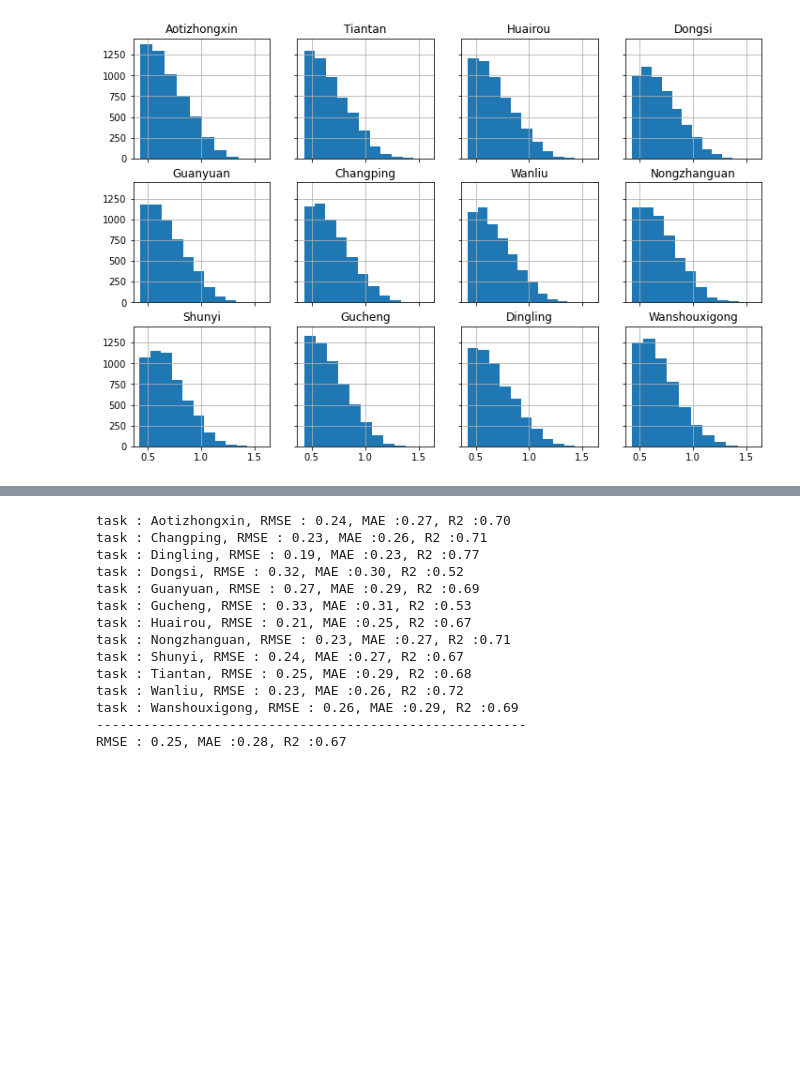
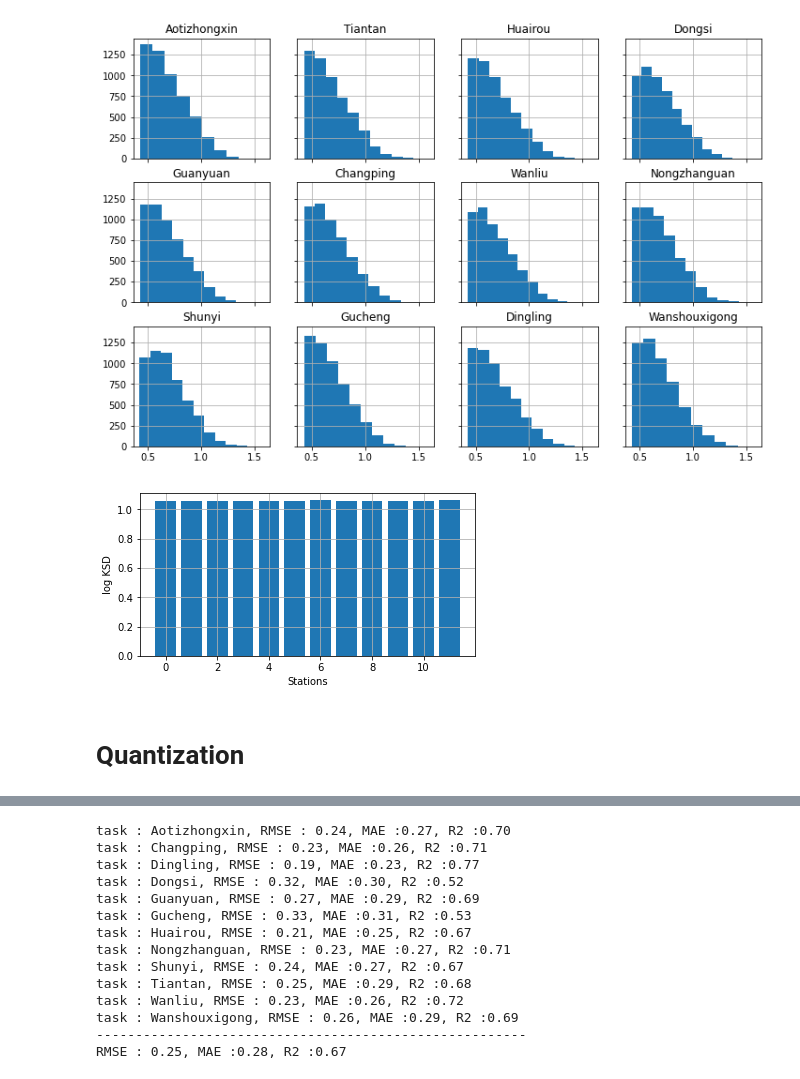
Before and after one commit to shernandez-ucm/trax, a Jupyter notebook: beijing_multi_site.ipynb, the cells around one changed output, grey strips where cells are left out. Saved outputs shown, nothing was run; the diff lists cells and outputs as text; code cells hidden in the pictures; blank space fills up the shorter version.

```diff
--- a/beijing_multi_site.ipynb
+++ b/beijing_multi_site.ipynb
@@ -239,3 +241,33 @@ for i,ess in enumerate(ess_list):
 plt.show()
 # %% [output]
 [figure]
+# %%
+grad_list = list()
+for i in range(len(samples)):
+    grad=grad_log_post(samples[i], X_train_datasets,y_train_datasets)
+    grad_list.append(grad)
+# %%
+flat_grads=list()
+for g in grad_list:
+    flat_sample=reshaper(g)['params']
+    flat_sample=(jax.tree_util.tree_flatten(flat_sample)[0])
+    flat_sample=jnp.concatenate(flat_sample,axis=-1)
+    flat_grads.append(flat_sample)
+flat_grads=jnp.stack(flat_grads,axis=1)
+# %%
+from fortuna.prob_model.posterior.sgmcmc.sgmcmc_diagnostic import kernel_stein_discrepancy_imq
+
+ksd = jax.vmap(kernel_stein_discrepancy_imq, 0, 0)(flat_params, flat_grads)
+log_ksd = jnp.log10(ksd)
+# %%
+fig, ax = plt.subplots(1, 1, figsize=(6, 3))
+ax.grid()
+ax.bar(range(len(dataset_names)), log_ksd,width = 0.8)
+ax.set_ylabel("log KSD")
+#ax.set_xticklabels( dataset_names, rotation=45 )
+ax.set_xlabel("Stations")
+plt.show()
+# %% [output]
+[figure, added]
+# %% [markdown]
+# Quantization
```
Also changed, not shown: parts of 10 cells of this notebook.
